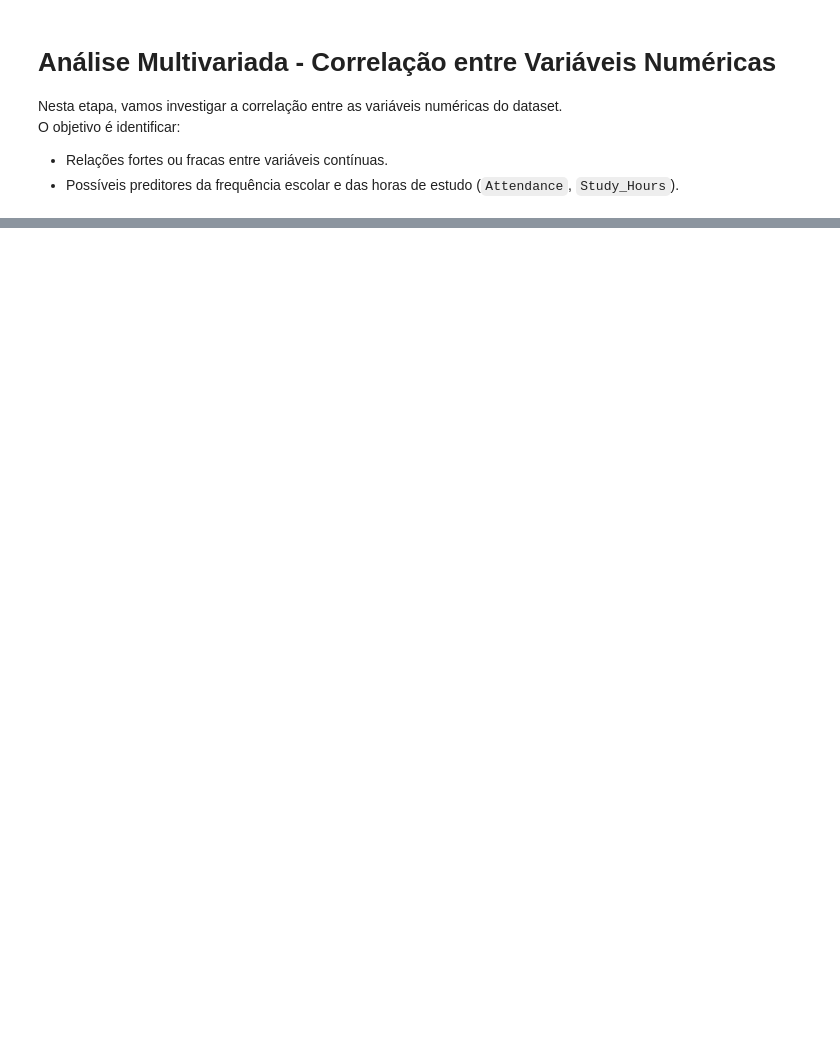
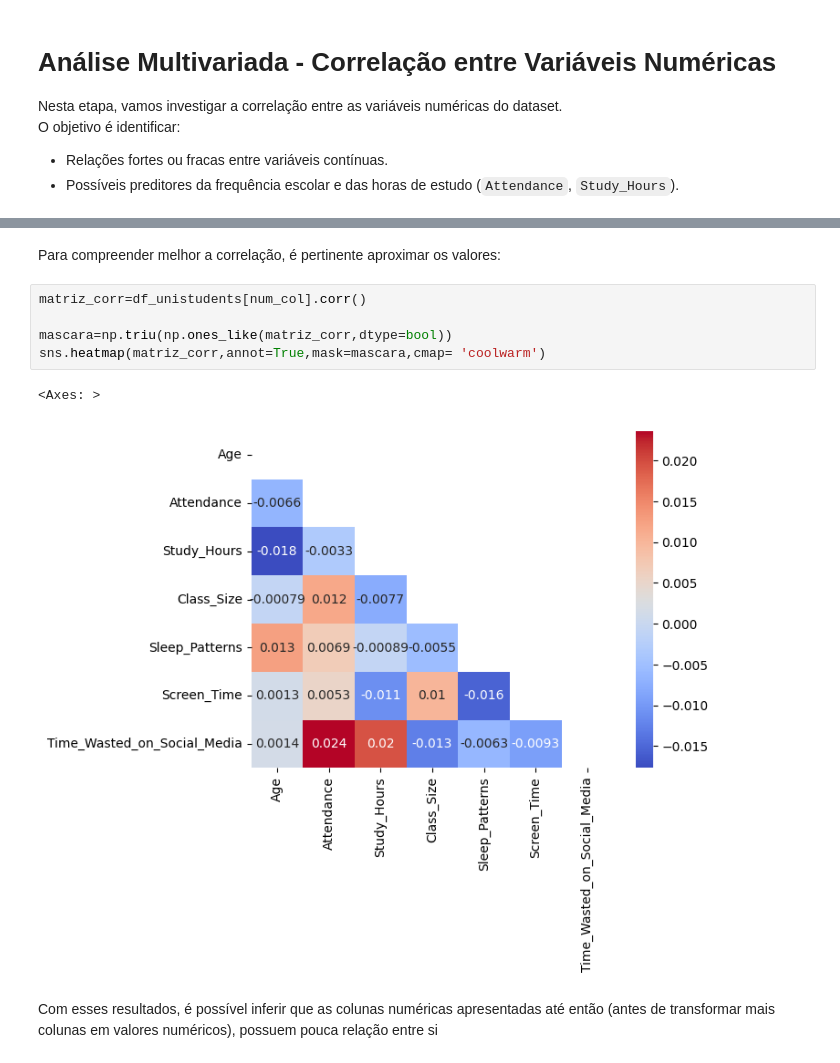
Before and after one commit to notsogreatdavi/PISI3-2024.2, a Jupyter notebook: EDA/newEDA.ipynb, the cells around one changed output, grey strips where cells are left out. Saved outputs shown, nothing was run; the diff lists cells and outputs as text; blank space fills up the shorter version.

```diff
--- a/EDA/newEDA.ipynb
+++ b/EDA/newEDA.ipynb
@@ -224,6 +225,18 @@ plt.title("Matriz de Correlação - Variáveis Numéricas")
 plt.show()
 # %% [output]
 [figure]
+# %% [markdown]
+Para compreender melhor a correlação, é pertinente aproximar os valores:
+# %%
+matriz_corr=df_unistudents[num_col].corr()
+
+mascara=np.triu(np.ones_like(matriz_corr,dtype=bool))
+sns.heatmap(matriz_corr,annot=True,mask=mascara,cmap= 'coolwarm')
+# %% [output]
+<Axes: >
+[figure, added]
+# %% [markdown]
+Com esses resultados, é possível inferir que as colunas numéricas apresentadas até então (antes de transformar mais colunas em valores numéricos), possuem pouca relação entre si
 # %% [markdown]
 # Ajuste da Análise Multivariada - Exploração de Correlações Significativas
 
```
Also changed, not shown: parts of 28 cells of this notebook.
